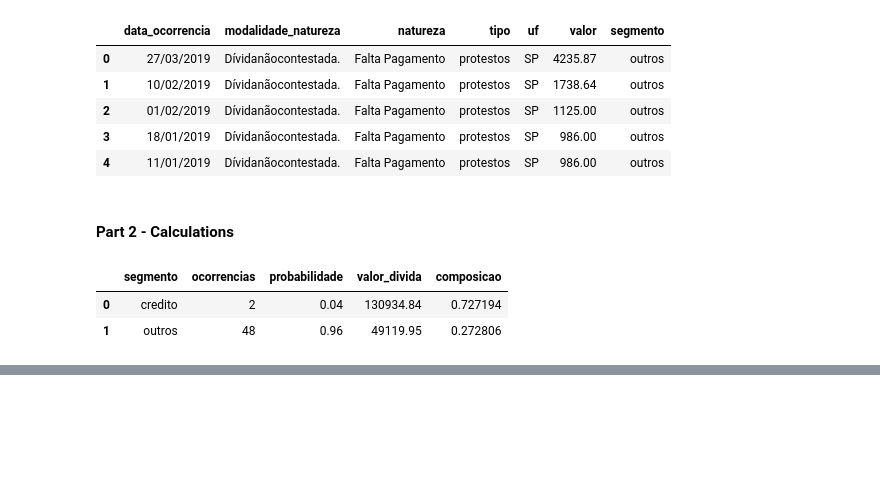
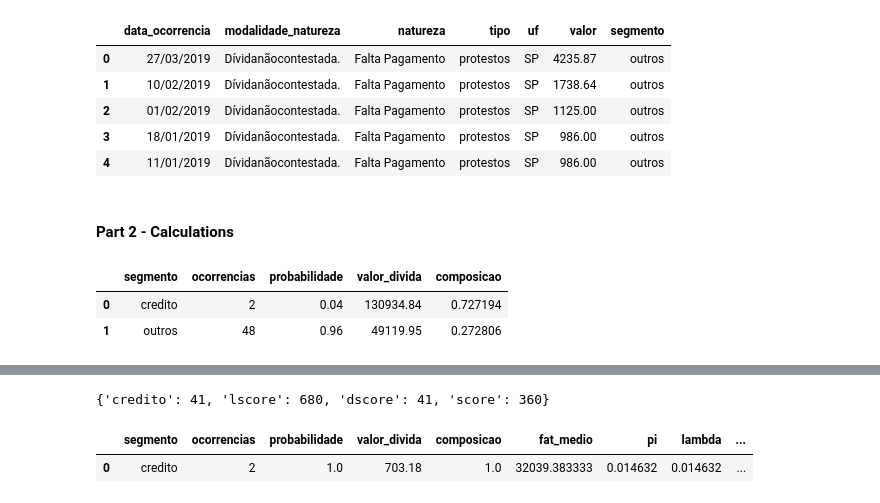
Before and after one commit to lsawakuchi/x1, a Jupyter notebook: Modelagem/implementacao_dscore.ipynb, the cells around one changed output, grey strips where cells are left out. Saved outputs shown, nothing was run; the diff lists cells and outputs as text; code cells hidden in the pictures; blank space fills up the shorter version.

```diff
--- a/Modelagem/implementacao_dscore.ipynb
+++ b/Modelagem/implementacao_dscore.ipynb
@@ -338,0 +639,5 @@ cnpj
+# %%
+cnpj = "24247971000107"
+produto = "pagueveloz"
+ds = DScoring(cnpj=cnpj, produto=produto)
+ret, dfcalc = ds.calcula()
@@ -338,0 +656,9 @@ cnpj
+# %%
+ret
+# %% [output]
+{'credito': 41, 'lscore': 680, 'dscore': 41, 'score': 360}
+# %%
+dfcalc
+# %% [output]
+|  | segmento | ocorrencias | probabilidade | valor_divida | composicao | fat_medio | pi | lambda | ... |
+| 0 | credito | 2 | 1.0 | 703.18 | 1.0 | 32039.383333 | 0.014632 | 0.014632 | ... |
```
Also changed, not shown: parts of 14 cells of this notebook.
